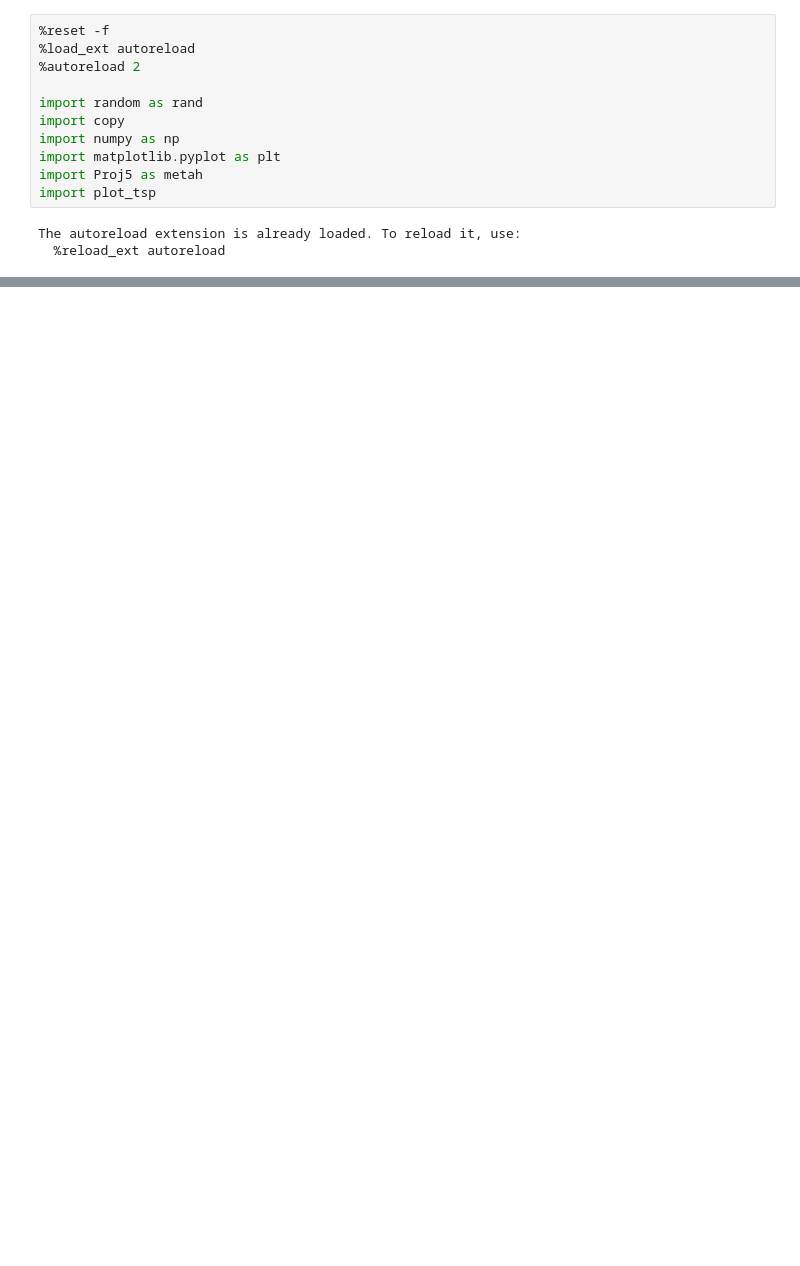
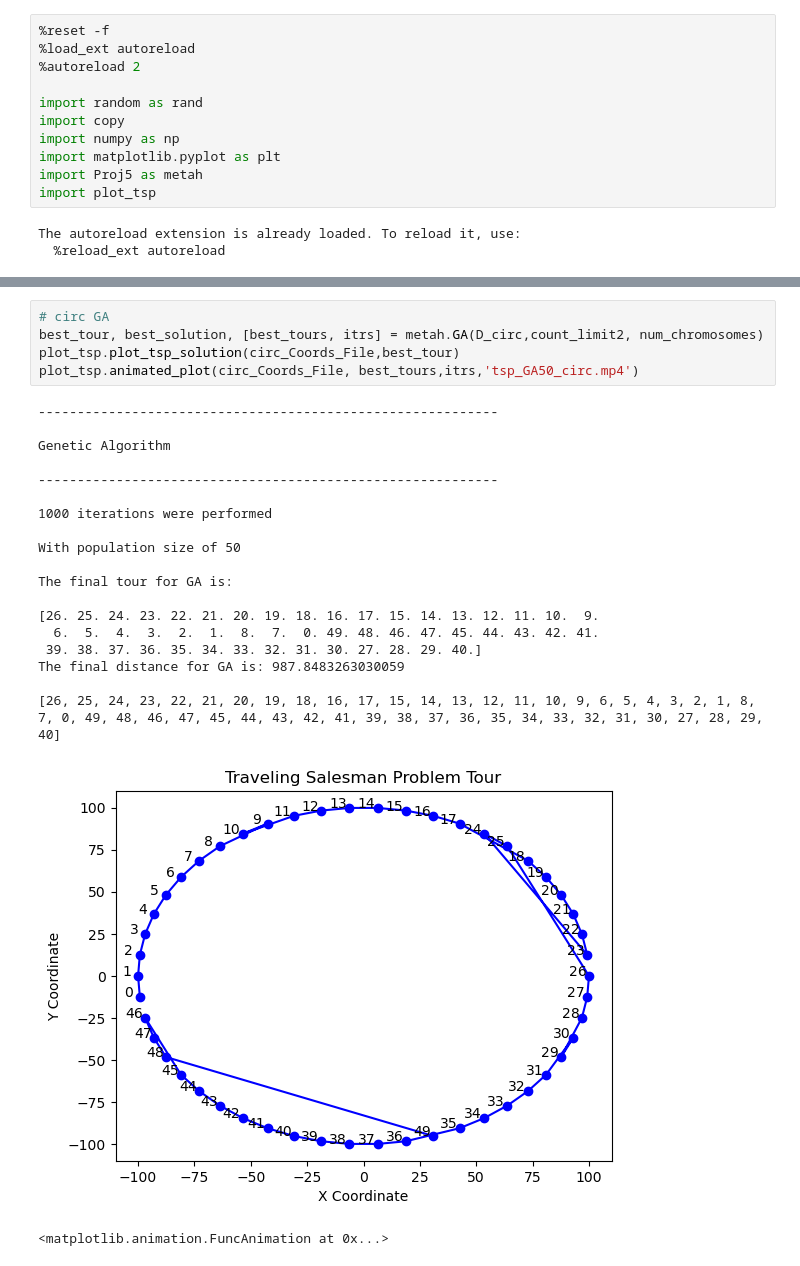
Before and after one commit to MrWeast/TSP_Metaheuristics, a Jupyter notebook: Metaheuristics.ipynb, the cells around one changed output, grey strips where cells are left out. Saved outputs shown, nothing was run; the diff lists cells and outputs as text; blank space fills up the shorter version.

```diff
--- a/Metaheuristics.ipynb
+++ b/Metaheuristics.ipynb
@@ -135,0 +153,26 @@ estimated lower bound 1458.4772940085918
+# %%
+# circ GA
+best_tour, best_solution, [best_tours, itrs] = metah.GA(D_circ,count_limit2, num_chromosomes)
+plot_tsp.plot_tsp_solution(circ_Coords_File,best_tour)
+plot_tsp.animated_plot(circ_Coords_File, best_tours,itrs,'tsp_GA50_circ.mp4')
+# %% [output]
+-----------------------------------------------------------
+
+Genetic Algorithm
+
+-----------------------------------------------------------
+
+1000 iterations were performed
+
+With population size of 50
+
+The final tour for GA is:
+
+[26. 25. 24. 23. 22. 21. 20. 19. 18. 16. 17. 15. 14. 13. 12. 11. 10.  9.
+  6.  5.  4.  3.  2.  1.  8.  7.  0. 49. 48. 46. 47. 45. 44. 43. 42. 41.
+ 39. 38. 37. 36. 35. 34. 33. 32. 31. 30. 27. 28. 29. 40.]
+The final distance for GA is: 987.8483263030059
+
+[26, 25, 24, 23, 22, 21, 20, 19, 18, 16, 17, 15, 14, 13, 12, 11, 10, 9, 6, 5, 4, 3, 2, 1, 8, 7, 0, 49, 48, 46, 47, 45, 44, 43, 42, 41, 39, 38, 37, 36, 35, 34, 33, 32, 31, 30, 27, 28, 29, 40]
+[figure, added]
+<matplotlib.animation.FuncAnimation at 0x...>
```
Also changed, not shown: parts of 18 cells of this notebook, 20 other files.
